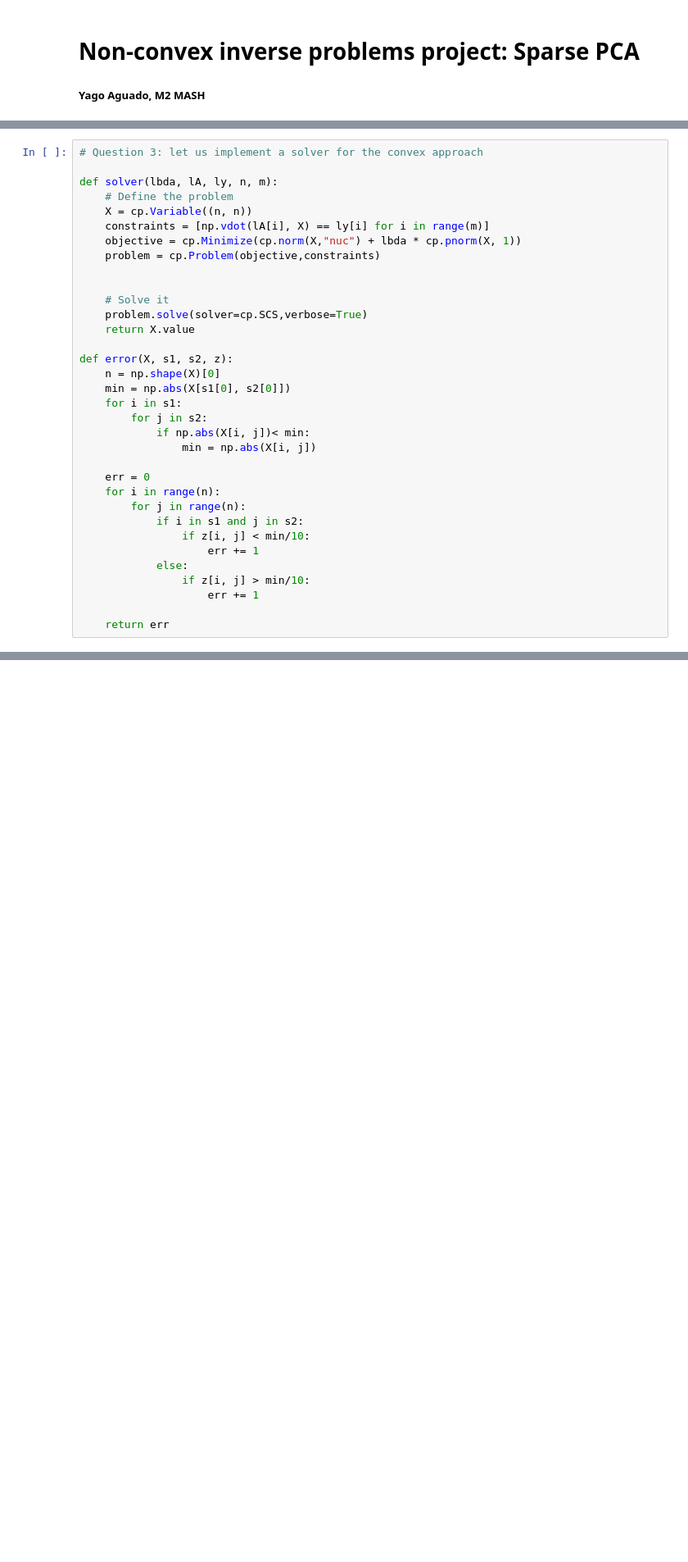
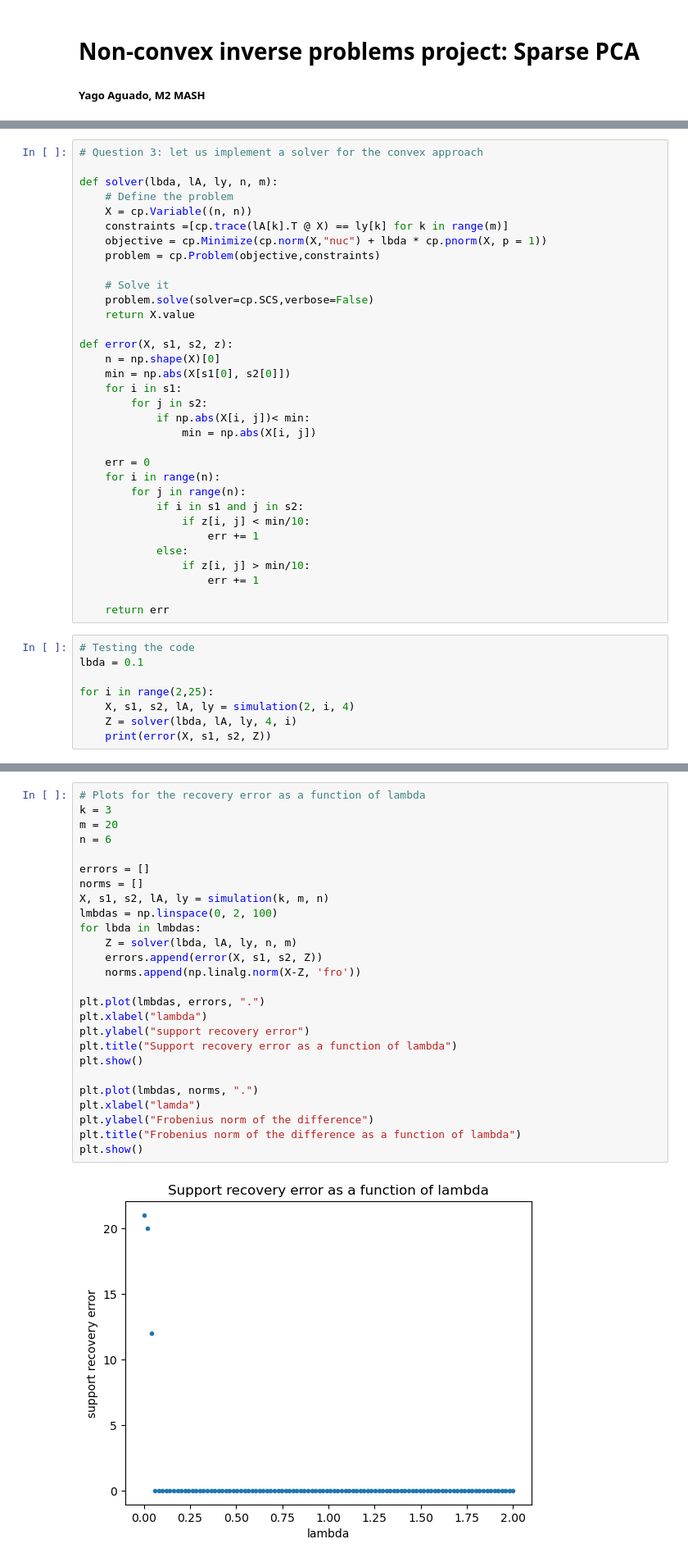
Before and after one commit to yacdas/Sparse_PCA, a Jupyter notebook: project_aguado_yago.ipynb, the cells around one changed output, grey strips where cells are left out. Shown: that part at 82% size. Saved outputs shown, nothing was run; the diff lists cells and outputs as text; blank space fills up the shorter version.

```diff
--- a/project_aguado_yago.ipynb
+++ b/project_aguado_yago.ipynb
@@ -48,13 +45,12 @@ def simulation(k, m, n):
 def solver(lbda, lA, ly, n, m):
     # Define the problem
     X = cp.Variable((n, n))
-    constraints = [np.vdot(lA[i], X) == ly[i] for i in range(m)]
-    objective = cp.Minimize(cp.norm(X,"nuc") + lbda * cp.pnorm(X, 1))
+    constraints =[cp.trace(lA[k].T @ X) == ly[k] for k in range(m)]
+    objective = cp.Minimize(cp.norm(X,"nuc") + lbda * cp.pnorm(X, p = 1))
     problem = cp.Problem(objective,constraints)
 
-
     # Solve it
-    problem.solve(solver=cp.SCS,verbose=True)
+    problem.solve(solver=cp.SCS,verbose=False)
     return X.value
 
 def error(X, s1, s2, z):
@@ -76,3 +72,11 @@ def error(X, s1, s2, z):
                     err += 1
 
     return err
+# %%
+# Testing the code
+lbda = 0.1
+
+for i in range(2,25):
+    X, s1, s2, lA, ly = simulation(2, i, 4)
+    Z = solver(lbda, lA, ly, 4, i)
+    print(error(X, s1, s2, Z))
@@ -78,0 +101,28 @@ def error(X, s1, s2, z):
+# %%
+# Plots for the recovery error as a function of lambda
+k = 3
+m = 20
+n = 6
+
+errors = []
+norms = []
+X, s1, s2, lA, ly = simulation(k, m, n)
+lmbdas = np.linspace(0, 2, 100)
+for lbda in lmbdas:
+    Z = solver(lbda, lA, ly, n, m)
+    errors.append(error(X, s1, s2, Z))
+    norms.append(np.linalg.norm(X-Z, 'fro'))
+
+plt.plot(lmbdas, errors, ".")
+plt.xlabel("lambda")
+plt.ylabel("support recovery error")
+plt.title("Support recovery error as a function of lambda")
+plt.show()
+
+plt.plot(lmbdas, norms, ".")
+plt.xlabel("lamda")
+plt.ylabel("Frobenius norm of the difference")
+plt.title("Frobenius norm of the difference as a function of lambda")
+plt.show()
+# %% [output]
+[figure, added]
```
Also changed, not shown: parts of 12 cells of this notebook.
